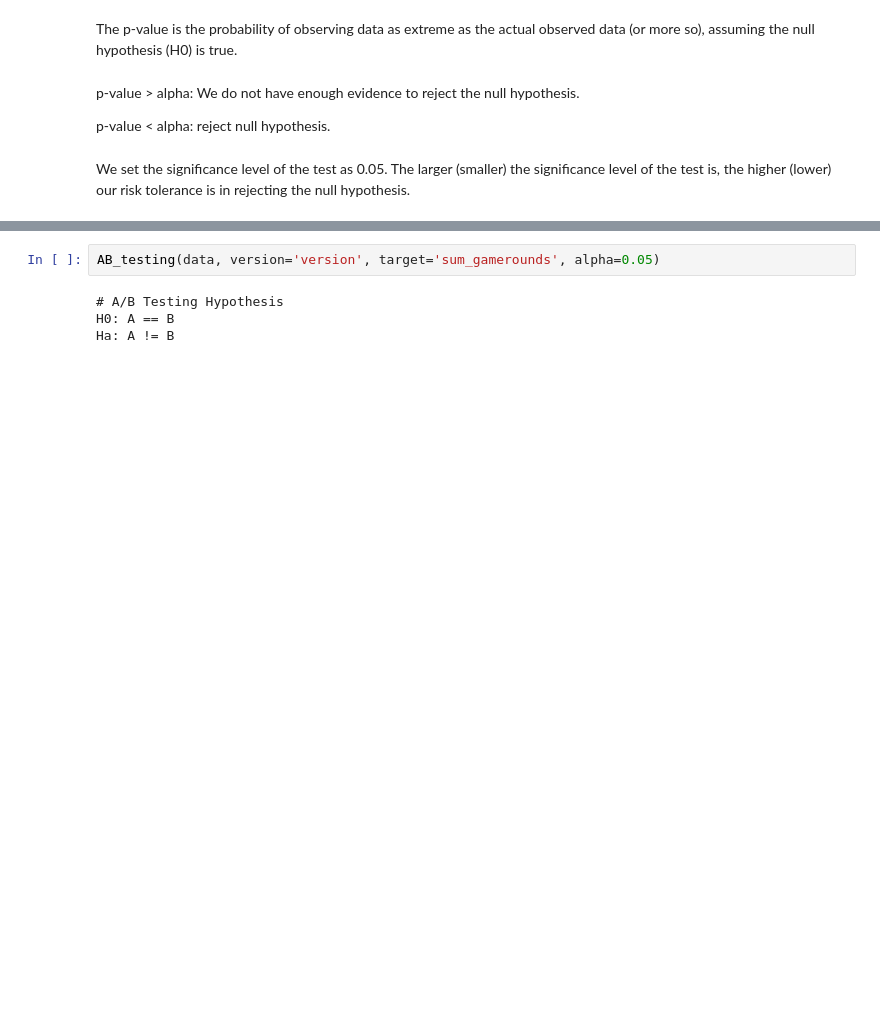
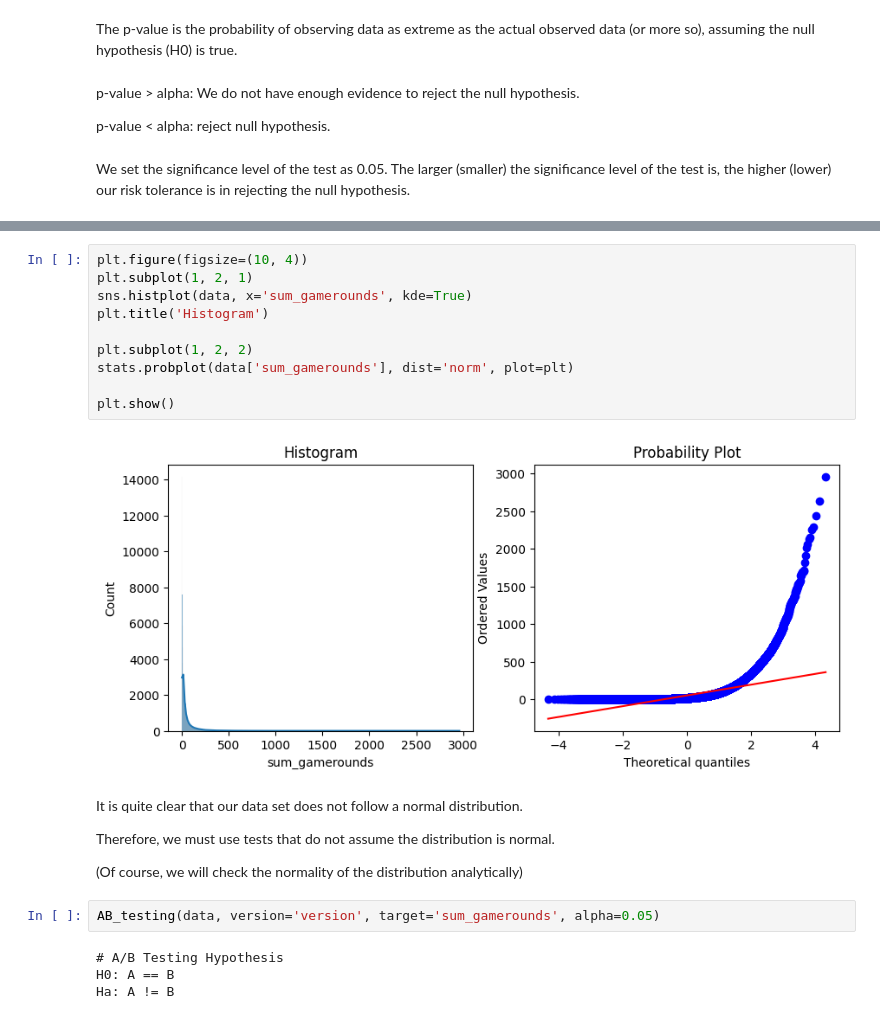
Before and after one commit to AmirrezaMadadi/Cookie-Cats-App, a Jupyter notebook: cookie_cats.ipynb, the cells around one changed output, grey strips where cells are left out. Saved outputs shown, nothing was run; the diff lists cells and outputs as text; blank space fills up the shorter version.

Commit message:
Graphical investigation of the normality of the distribution of two versions

```diff
--- a/cookie_cats.ipynb
+++ b/cookie_cats.ipynb
@@ -314,3 +323,21 @@ We set the significance level of the test as 0.05. The larger (smaller) the sign
+# %%
+plt.figure(figsize=(10, 4))
+plt.subplot(1, 2, 1)
+sns.histplot(data, x='sum_gamerounds', kde=True)
+plt.title('Histogram')
+
+plt.subplot(1, 2, 2)
+stats.probplot(data['sum_gamerounds'], dist='norm', plot=plt)
+
+plt.show()
+# %% [output]
+[figure, added]
+# %% [markdown]
+It is quite clear that our data set does not follow a normal distribution.
+
+Therefore, we must use tests that do not assume the distribution is normal.
+
+(Of course, we will check the normality of the distribution analytically)
 # %%
 AB_testing(data, version='version', target='sum_gamerounds', alpha=0.05)
 # %% [output]
```
Also changed, not shown: parts of 3 cells of this notebook, 1 other file.
